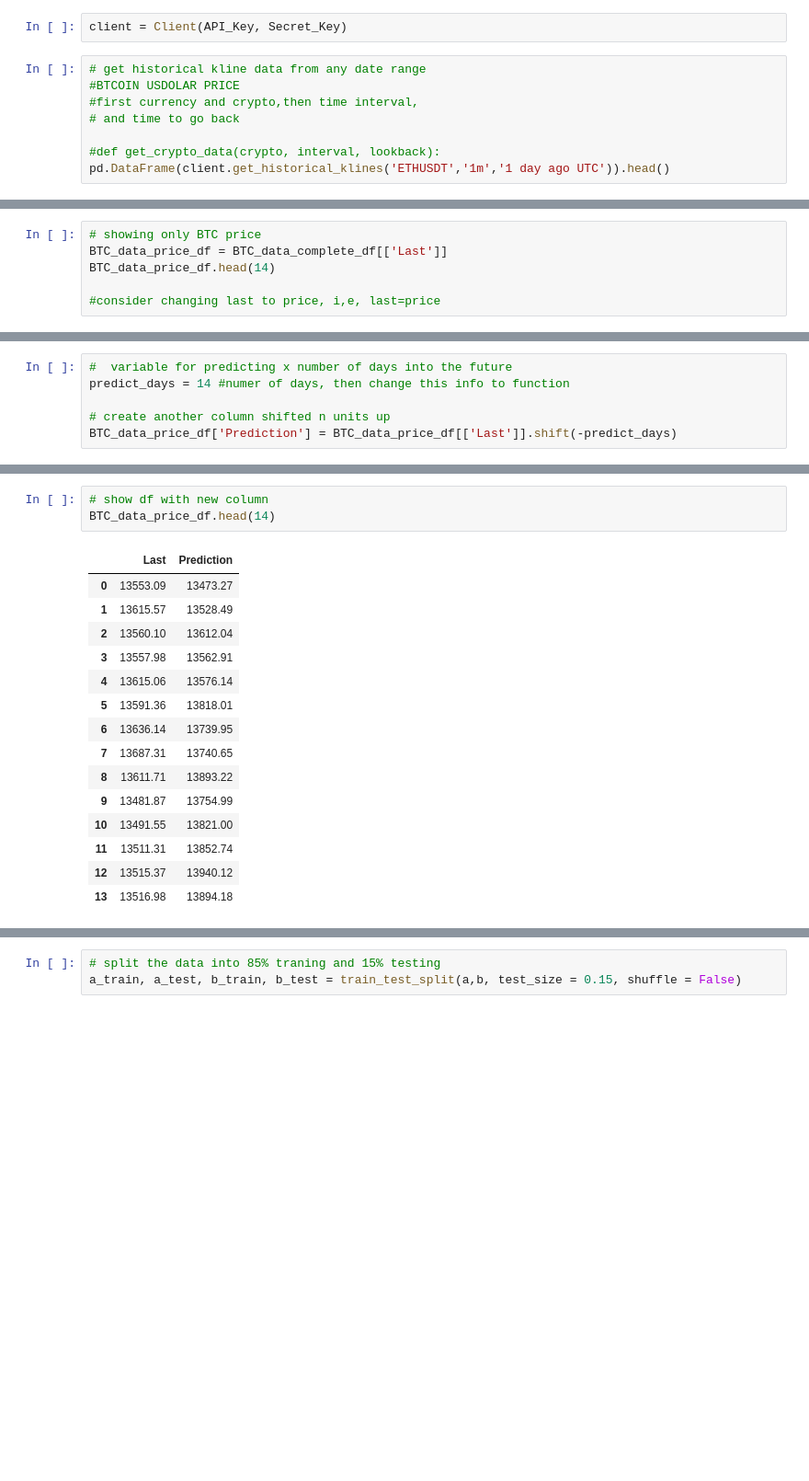
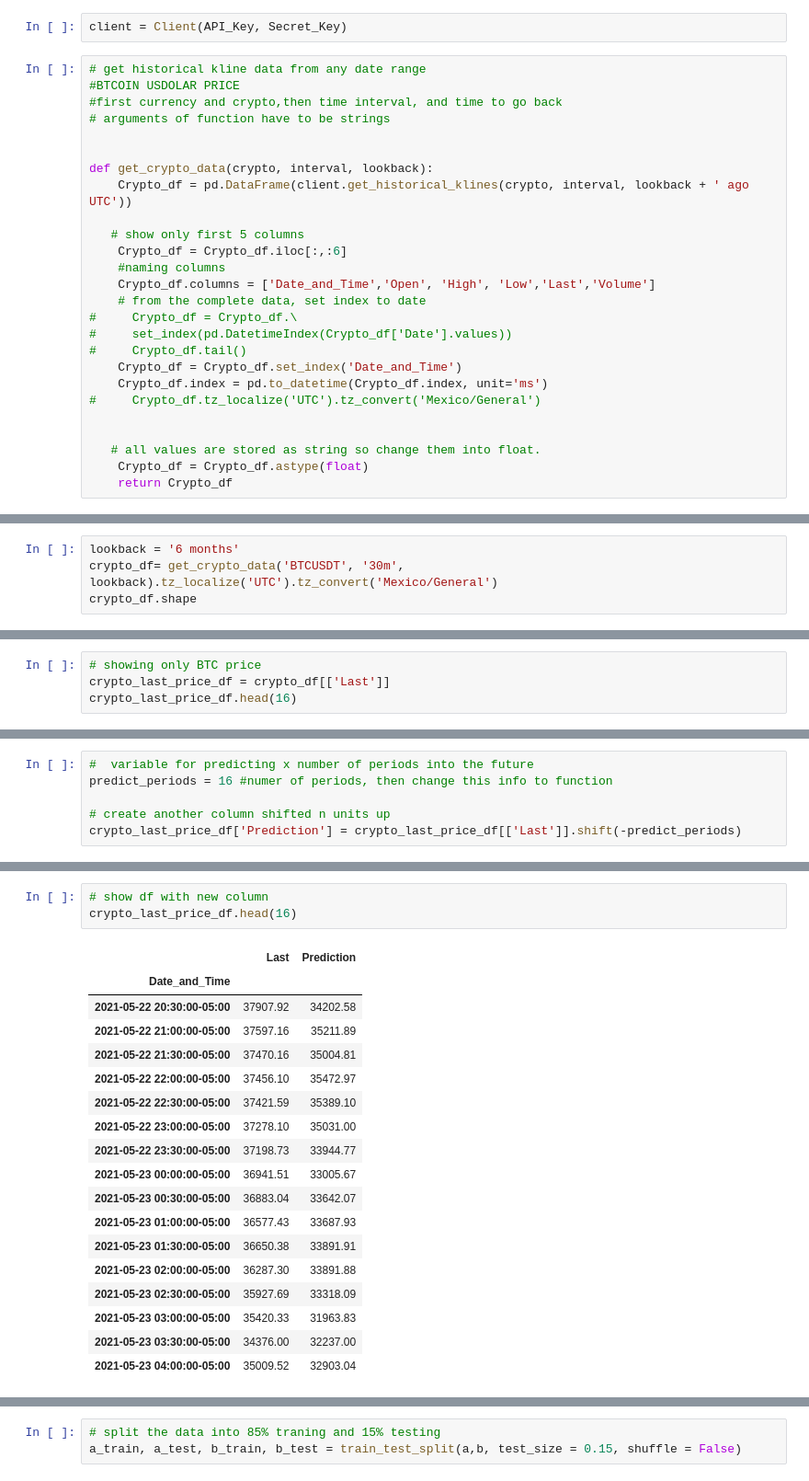
Before and after one commit to coldstrel/bitcoin_final, a Jupyter notebook: Team_4_Crypto_Bot.ipynb, the cells around one changed output, grey strips where cells are left out. Shown at 92% size. Saved outputs shown, nothing was run; the diff lists cells and outputs as text; blank space fills up the shorter version.

```diff
--- a/Team_4_Crypto_Bot.ipynb
+++ b/Team_4_Crypto_Bot.ipynb
@@ -42,8 +62,26 @@ client = Client(API_Key, Secret_Key)
 # %%
 # get historical kline data from any date range
 #BTCOIN USDOLAR PRICE
-#first currency and crypto,then time interval,
-# and time to go back
+#first currency and crypto,then time interval, and time to go back
+# arguments of function have to be strings
 
-#def get_crypto_data(crypto, interval, lookback):
-pd.DataFrame(client.get_historical_klines('ETHUSDT','1m','1 day ago UTC')).head()
+
+def get_crypto_data(crypto, interval, lookback):
+    Crypto_df = pd.DataFrame(client.get_historical_klines(crypto, interval, lookback + ' ago UTC'))
+
+   # show only first 5 columns
+    Crypto_df = Crypto_df.iloc[:,:6]
+    #naming columns
+    Crypto_df.columns = ['Date_and_Time','Open', 'High', 'Low','Last','Volume']
+    # from the complete data, set index to date
+#     Crypto_df = Crypto_df.\
+#     set_index(pd.DatetimeIndex(Crypto_df['Date'].values))
+#     Crypto_df.tail()
+    Crypto_df = Crypto_df.set_index('Date_and_Time')
+    Crypto_df.index = pd.to_datetime(Crypto_df.index, unit='ms')
+#     Crypto_df.tz_localize('UTC').tz_convert('Mexico/General')
+
+
+   # all values are stored as string so change them into float.
+    Crypto_df = Crypto_df.astype(float)
+    return Crypto_df
@@ -91,0 +90,4 @@ BTC_data_complete_dateindex_df.tail()
+# %%
+lookback = '6 months'
+crypto_df= get_crypto_data('BTCUSDT', '30m', lookback).tz_localize('UTC').tz_convert('Mexico/General')
+crypto_df.shape
@@ -94,8 +132,6 @@ BTC_data_complete_dateindex_df.tail()
 # %%
 # showing only BTC price
-BTC_data_price_df = BTC_data_complete_df[['Last']]
-BTC_data_price_df.head(14)
-
-#consider changing last to price, i,e, last=price
+crypto_last_price_df = crypto_df[['Last']]
+crypto_last_price_df.head(16)
 # %% [output]
 |  | Last |
@@ -134,9 +155,9 @@ BTC_data_price_df.tail(14)
 # %%
-#  variable for predicting x number of days into the future
-predict_days = 14 #numer of days, then change this info to function
+#  variable for predicting x number of periods into the future
+predict_periods = 16 #numer of periods, then change this info to function
 
 # create another column shifted n units up
-BTC_data_price_df['Prediction'] = BTC_data_price_df[['Last']].shift(-predict_days)
+crypto_last_price_df['Prediction'] = crypto_last_price_df[['Last']].shift(-predict_periods)
 # %% [output]
 A value is trying to be set on a copy of a slice from a DataFrame.
 Try using .loc[row_indexer,col_indexer] = value instead
@@ -146,20 +167,23 @@ See the caveats in the documentation: https://pandas.pydata.org/pandas-docs/stab
 # %%
 # show df with new column
-BTC_data_price_df.head(14)
+crypto_last_price_df.head(16)
 # %% [output]
 |  | Last | Prediction |
-| 0 | 13553.09 | 13473.27 |
-| 1 | 13615.57 | 13528.49 |
-| 2 | 13560.10 | 13612.04 |
-| 3 | 13557.98 | 13562.91 |
-| 4 | 13615.06 | 13576.14 |
-| 5 | 13591.36 | 13818.01 |
-| 6 | 13636.14 | 13739.95 |
-| 7 | 13687.31 | 13740.65 |
-| 8 | 13611.71 | 13893.22 |
-| 9 | 13481.87 | 13754.99 |
-| 10 | 13491.55 | 13821.00 |
-| 11 | 13511.31 | 13852.74 |
-| 12 | 13515.37 | 13940.12 |
-| 13 | 13516.98 | 13894.18 |
+| Date_and_Time |  |  |
+| 2021-05-22 20:30:00-05:00 | 37907.92 | 34202.58 |
+| 2021-05-22 21:00:00-05:00 | 37597.16 | 35211.89 |
+| 2021-05-22 21:30:00-05:00 | 37470.16 | 35004.81 |
+| 2021-05-22 22:00:00-05:00 | 37456.10 | 35472.97 |
+| 2021-05-22 22:30:00-05:00 | 37421.59 | 35389.10 |
+| 2021-05-22 23:00:00-05:00 | 37278.10 | 35031.00 |
+| 2021-05-22 23:30:00-05:00 | 37198.73 | 33944.77 |
+| 2021-05-23 00:00:00-05:00 | 36941.51 | 33005.67 |
+| 2021-05-23 00:30:00-05:00 | 36883.04 | 33642.07 |
+| 2021-05-23 01:00:00-05:00 | 36577.43 | 33687.93 |
+| 2021-05-23 01:30:00-05:00 | 36650.38 | 33891.91 |
+| 2021-05-23 02:00:00-05:00 | 36287.30 | 33891.88 |
+| 2021-05-23 02:30:00-05:00 | 35927.69 | 33318.09 |
+| 2021-05-23 03:00:00-05:00 | 35420.33 | 31963.83 |
+| 2021-05-23 03:30:00-05:00 | 34376.00 | 32237.00 |
+| 2021-05-23 04:00:00-05:00 | 35009.52 | 32903.04 |
 # %%
```
Also changed, not shown: parts of 89 cells of this notebook, 13 other files.
